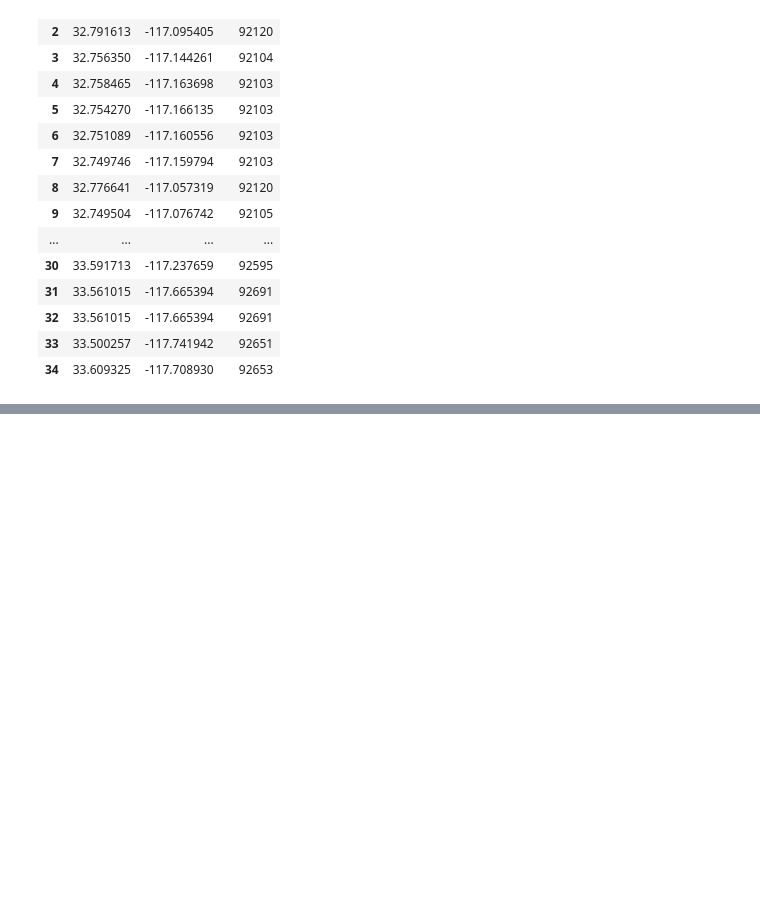
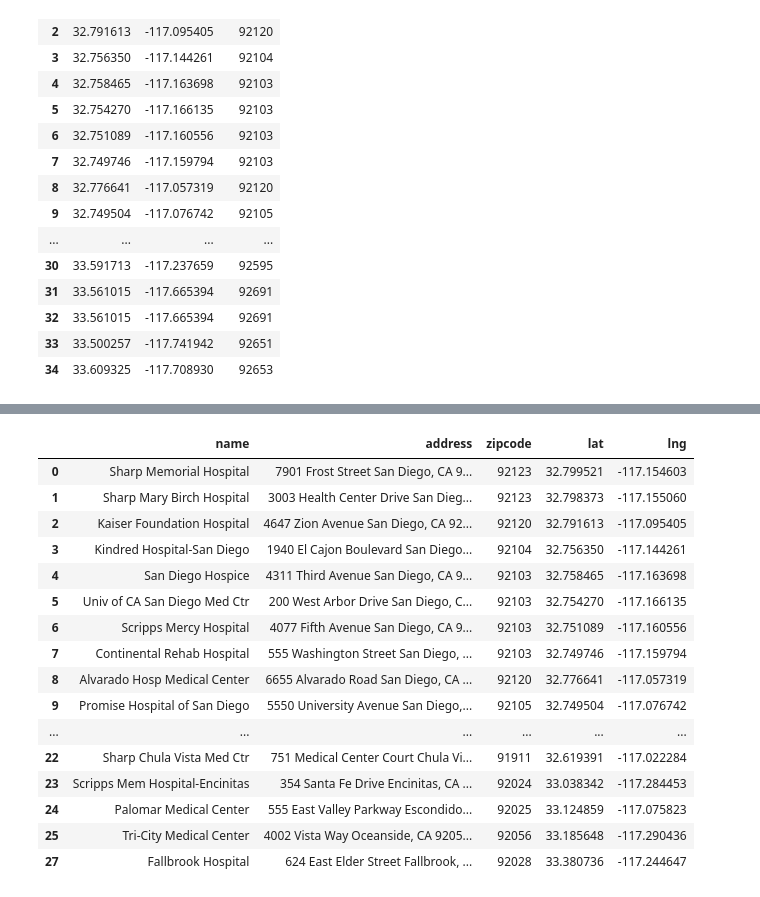
Before and after one commit to tsmtruong/final-project, a Jupyter notebook: Clean_Hospitals.ipynb, the cells around one changed output, grey strips where cells are left out. Cells and saved outputs as stored; diff of their text form; code cells hidden in the pictures; blank space fills up the shorter version.

Commit message:
Adding filter code to initial cleaning notebooks as SQL needs the data filtered

```diff
--- a/Clean_Hospitals.ipynb
+++ b/Clean_Hospitals.ipynb
@@ -293,0 +291,25 @@ finaldf
+# %%
+# get necessary zip
+zipcodes_df = pd.read_csv("Resources/Clean/San_Diego_Housing_Data.csv")
+zipcodes_df = zipcodes_df[['Zip Code']]
+zipcodes_df.rename(columns = {'Zip Code':'zipcode'}, inplace = True)
+new_df = finaldf[finaldf.zipcode.isin(zipcodes_df.zipcode)]
+new_df
+# %% [output]
+|  | name | address | zipcode | lat | lng |
+| 0 | Sharp Memorial Hospital | 7901 Frost Street San Diego, CA 9... | 92123 | 32.799521 | -117.154603 |
+| 1 | Sharp Mary Birch Hospital | 3003 Health Center Drive San Dieg... | 92123 | 32.798373 | -117.155060 |
+| 2 | Kaiser Foundation Hospital | 4647 Zion Avenue San Diego, CA 92... | 92120 | 32.791613 | -117.095405 |
+| 3 | Kindred Hospital-San Diego | 1940 El Cajon Boulevard San Diego... | 92104 | 32.756350 | -117.144261 |
+| 4 | San Diego Hospice | 4311 Third Avenue San Diego, CA 9... | 92103 | 32.758465 | -117.163698 |
+| 5 | Univ of CA San Diego Med Ctr | 200 West Arbor Drive San Diego, C... | 92103 | 32.754270 | -117.166135 |
+| 6 | Scripps Mercy Hospital | 4077 Fifth Avenue San Diego, CA 9... | 92103 | 32.751089 | -117.160556 |
+| 7 | Continental Rehab Hospital | 555 Washington Street San Diego, ... | 92103 | 32.749746 | -117.159794 |
+| 8 | Alvarado Hosp Medical Center | 6655 Alvarado Road San Diego, CA ... | 92120 | 32.776641 | -117.057319 |
+| 9 | Promise Hospital of San Diego | 5550 University Avenue San Diego,... | 92105 | 32.749504 | -117.076742 |
+| ... | ... | ... | ... | ... | ... |
+| 22 | Sharp Chula Vista Med Ctr | 751 Medical Center Court Chula Vi... | 91911 | 32.619391 | -117.022284 |
+| 23 | Scripps Mem Hospital-Encinitas | 354 Santa Fe Drive Encinitas, CA ... | 92024 | 33.038342 | -117.284453 |
+| 24 | Palomar Medical Center | 555 East Valley Parkway Escondido... | 92025 | 33.124859 | -117.075823 |
+| 25 | Tri-City Medical Center | 4002 Vista Way Oceanside, CA 9205... | 92056 | 33.185648 | -117.290436 |
+| 27 | Fallbrook Hospital | 624 East Elder Street Fallbrook, ... | 92028 | 33.380736 | -117.244647 |
```
Also changed, not shown: parts of 3 cells of this notebook, 7 other files.
